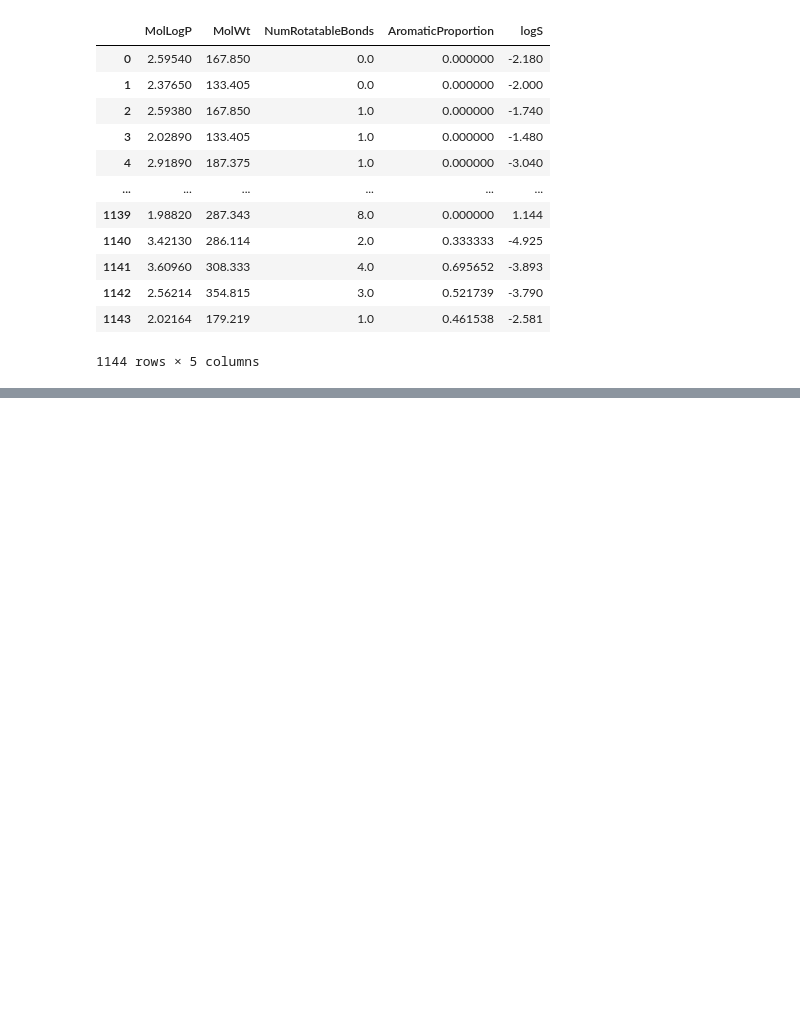
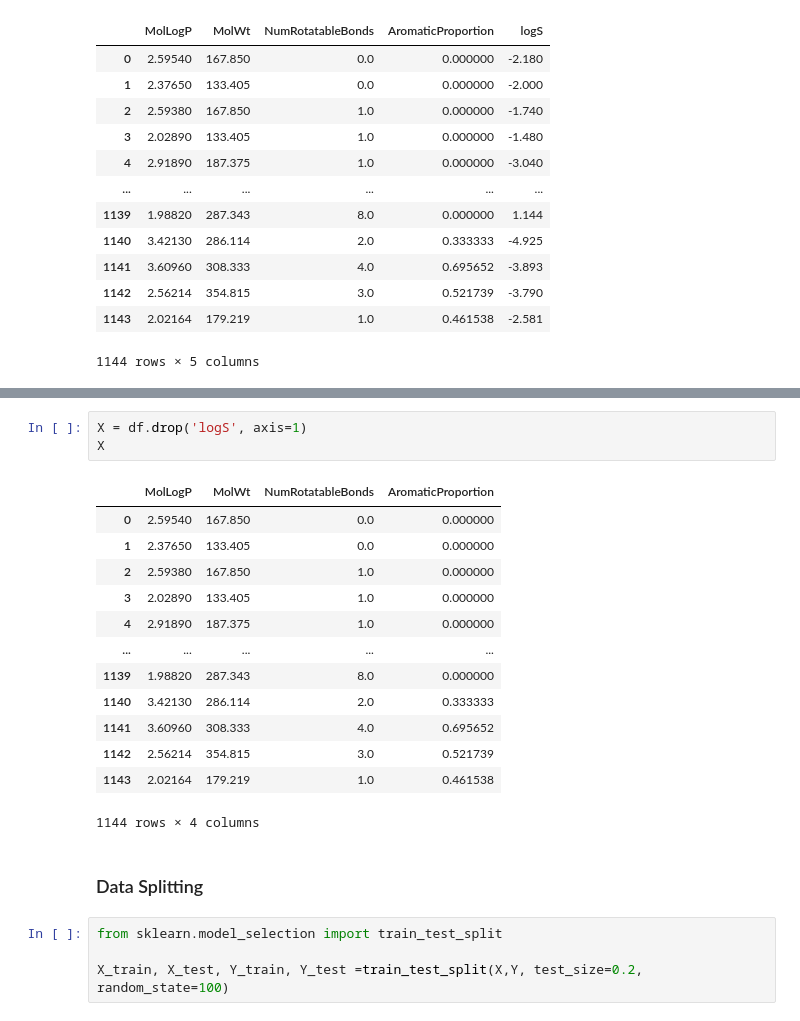
Before and after one commit to e-wizard-cave/ML-0-Project, a Jupyter notebook: scikit_project.ipynb, the cells around one changed output, grey strips where cells are left out. Saved outputs shown, nothing was run; the diff lists cells and outputs as text; blank space fills up the shorter version.

```diff
--- a/scikit_project.ipynb
+++ b/scikit_project.ipynb
@@ -20,0 +41,23 @@ df
+# %%
+X = df.drop('logS', axis=1)
+X
+# %% [output]
+|  | MolLogP | MolWt | NumRotatableBonds | AromaticProportion |
+| 0 | 2.59540 | 167.850 | 0.0 | 0.000000 |
+| 1 | 2.37650 | 133.405 | 0.0 | 0.000000 |
+| 2 | 2.59380 | 167.850 | 1.0 | 0.000000 |
+| 3 | 2.02890 | 133.405 | 1.0 | 0.000000 |
+| 4 | 2.91890 | 187.375 | 1.0 | 0.000000 |
+| ... | ... | ... | ... | ... |
+| 1139 | 1.98820 | 287.343 | 8.0 | 0.000000 |
+| 1140 | 3.42130 | 286.114 | 2.0 | 0.333333 |
+| 1141 | 3.60960 | 308.333 | 4.0 | 0.695652 |
+| 1142 | 2.56214 | 354.815 | 3.0 | 0.521739 |
+| 1143 | 2.02164 | 179.219 | 1.0 | 0.461538 |
+1144 rows × 4 columns
+# %% [markdown]
+### Data Splitting
+# %%
+from sklearn.model_selection import train_test_split
+
+X_train, X_test, Y_train, Y_test =train_test_split(X,Y, test_size=0.2, random_state=100)
```
Also changed, not shown: parts of 7 cells of this notebook.
